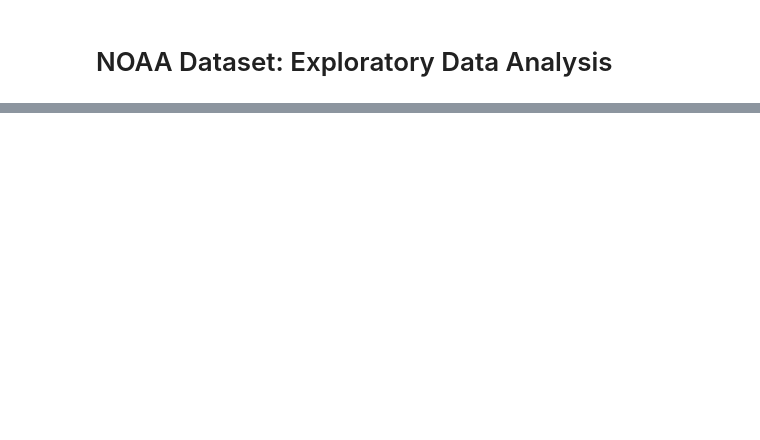
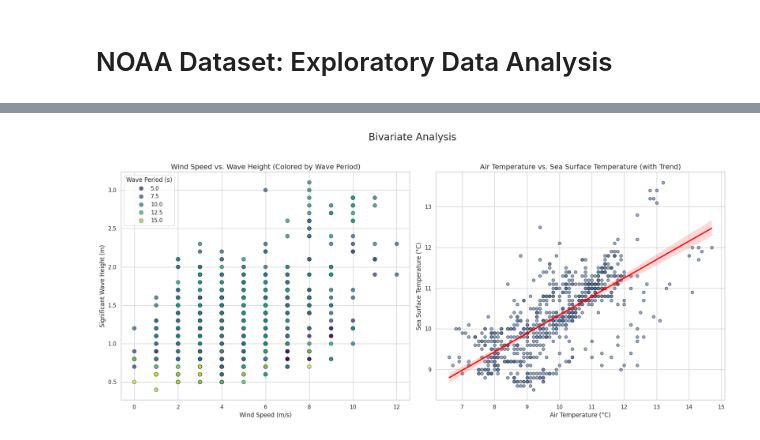
Before and after one commit to shama-llama/noaa-dataset-project, a Jupyter notebook: notebooks/dataset_description.ipynb, the cells around one changed output, grey strips where cells are left out. Saved outputs shown, nothing was run; the diff lists cells and outputs as text; code cells hidden in the pictures; blank space fills up the shorter version.

```diff
--- a/notebooks/dataset_description.ipynb
+++ b/notebooks/dataset_description.ipynb
@@ -168,0 +487,47 @@ plt.show()
+# %%
+plt.figure(figsize=(18, 8))
+
+# --- Wind Speed vs. Wave Height ---
+wave_df = df[['wind_speed', 'significant_wave_height_m', 'dominant_wave_period_s']].dropna()
+
+plt.subplot(1, 2, 1)
+
+scatter_plot = sns.scatterplot(
+    data=wave_df,
+    x='wind_speed',
+    y='significant_wave_height_m',
+    hue='dominant_wave_period_s',
+    palette='viridis',
+    alpha=0.8,
+    edgecolor='k',
+    s=60
+)
+plt.title('Wind Speed vs. Wave Height (Colored by Wave Period)', fontsize=14)
+plt.xlabel('Wind Speed (m/s)', fontsize=12)
+plt.ylabel('Significant Wave Height (m)', fontsize=12)
+plt.grid(True)
+scatter_plot.get_legend().set_title('Wave Period (s)')
+
+
+# --- Air Temperature vs. Sea Surface Temperature ---
+temp_df = df[['air_temperature_celsius', 'sea_surface_temperature_celsius']].dropna()
+
+plt.subplot(1, 2, 2)
+# Use regplot to show the linear trend and confidence interval.
+sns.regplot(
+    data=temp_df,
+    x='air_temperature_celsius',
+    y='sea_surface_temperature_celsius',
+    scatter_kws={'alpha':0.6, 'edgecolor':'k'}, # Styling for the points
+    line_kws={'color':'red', 'linewidth':2.5}   # Styling for the line
+)
+plt.title('Air Temperature vs. Sea Surface Temperature (with Trend)', fontsize=14)
+plt.xlabel('Air Temperature (°C)', fontsize=12)
+plt.ylabel('Sea Surface Temperature (°C)', fontsize=12)
+plt.grid(True)
+
+plt.suptitle('Bivariate Analysis', fontsize=20, y=1.03)
+plt.tight_layout()
+plt.show()
+# %% [output]
+[figure, added]
```
Also changed, not shown: parts of 64 cells of this notebook.
